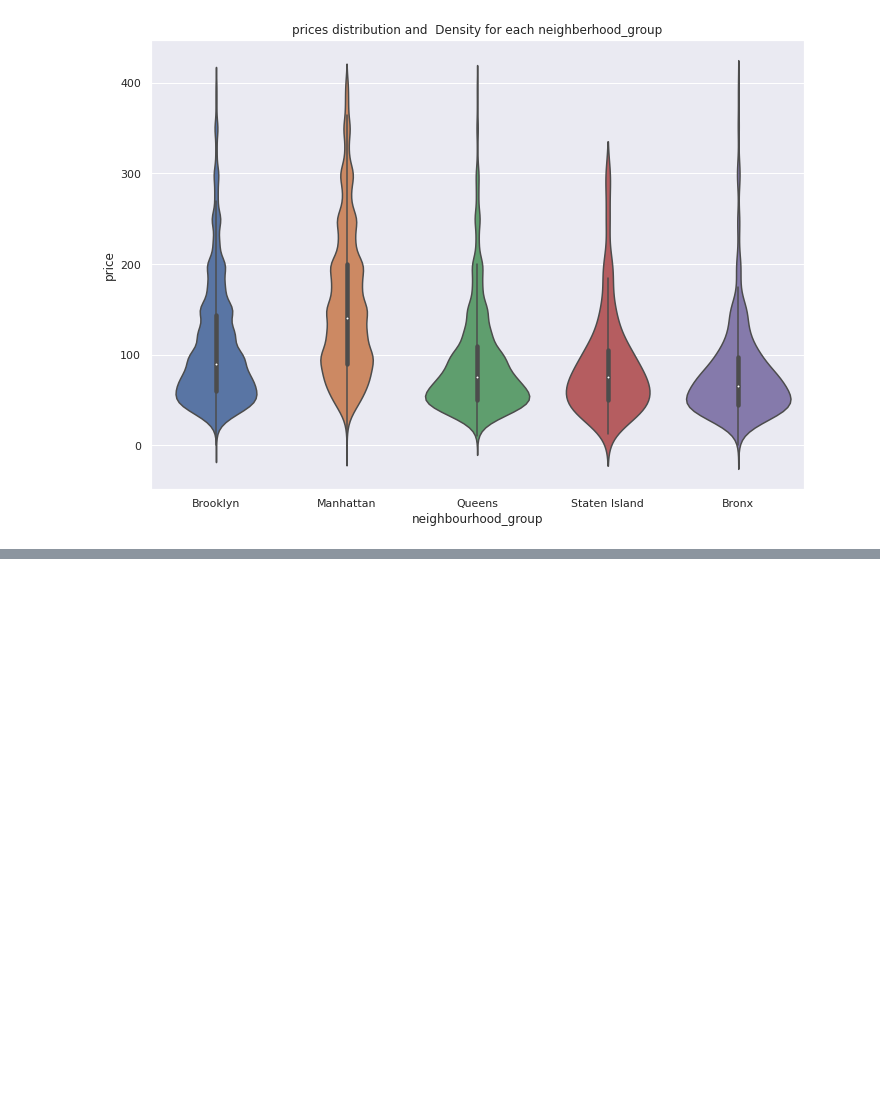
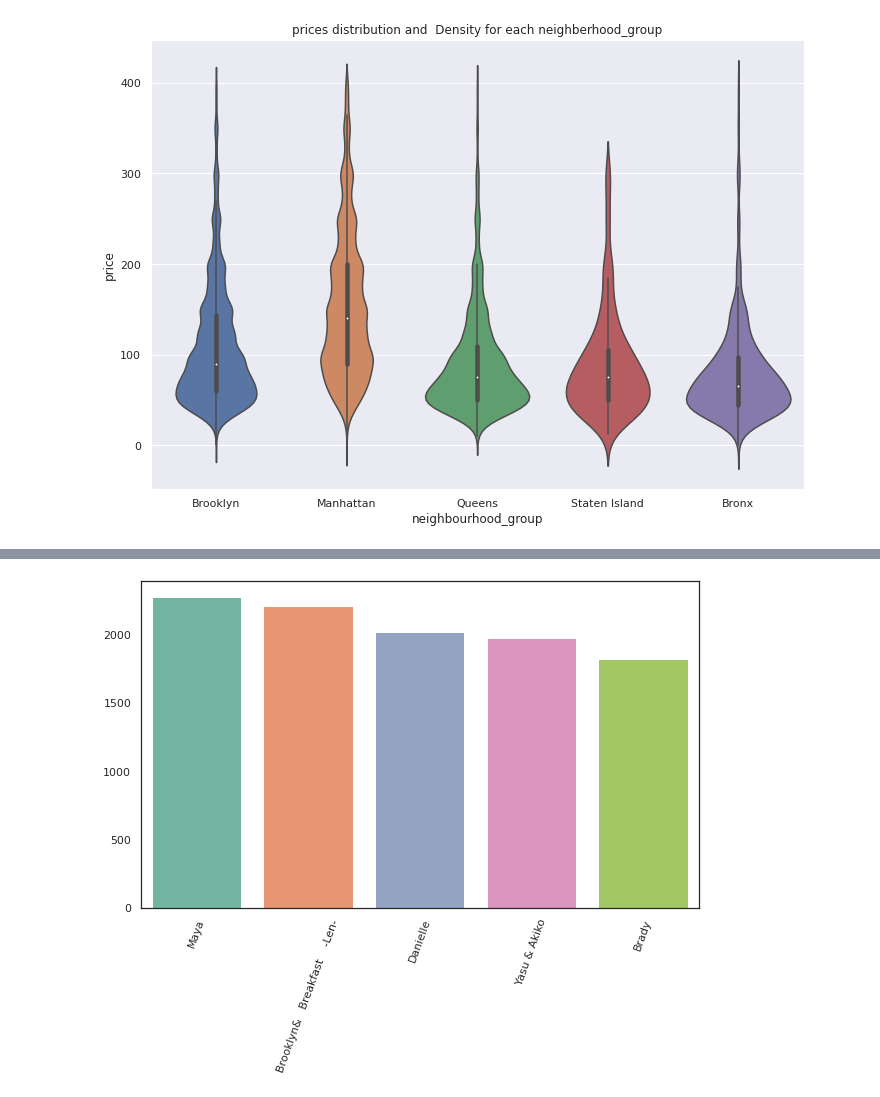
Before and after one commit to Ratnakar2022/Airbnb-data-analysis, a Jupyter notebook: Airbnb_Bookings_Analysis_Capstone_Project.ipynb, the cells around one changed output, grey strips where cells are left out. Saved outputs shown, nothing was run; the diff lists cells and outputs as text; code cells hidden in the pictures; blank space fills up the shorter version.

```diff
--- a/Airbnb_Bookings_Analysis_Capstone_Project.ipynb
+++ b/Airbnb_Bookings_Analysis_Capstone_Project.ipynb
@@ -235,0 +267,5 @@ Text(0.5, 1.0, 'prices distribution and  Density for each neighberhood_group')
+# %%
+#let's try to find out busiest host on the basis of number of reviews
+data_location_review=df_airbnb.groupby(['host_id','host_name','neighbourhood_group',])['number_of_reviews'].sum().sort_values(ascending=False).to_frame()
+data_location_review.reset_index(inplace=True)
+data_location_review.head(5)
@@ -235,0 +279,10 @@ Text(0.5, 1.0, 'prices distribution and  Density for each neighberhood_group')
+# %%
+a=data_location_review['host_name'][0:5].values
+b=data_location_review['number_of_reviews'][0:5].values
+sns.set(rc={'figure.figsize':(10,6)})
+sns.set_style('white')
+fig1=sns.barplot(x=a, y=b,palette='Set2')
+plt.xticks(rotation=70)
+plt.show()
+# %% [output]
+[figure, added]
```
Also changed, not shown: parts of 12 cells of this notebook.
